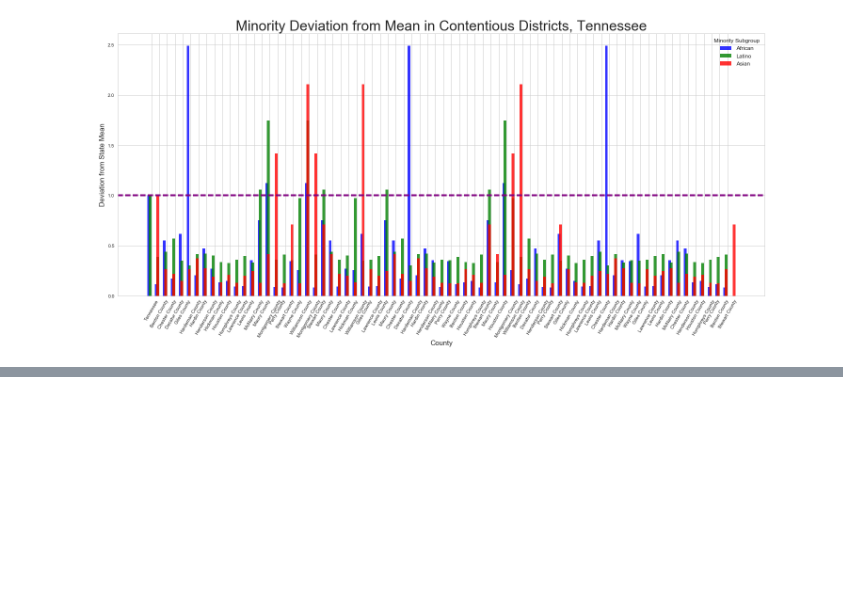
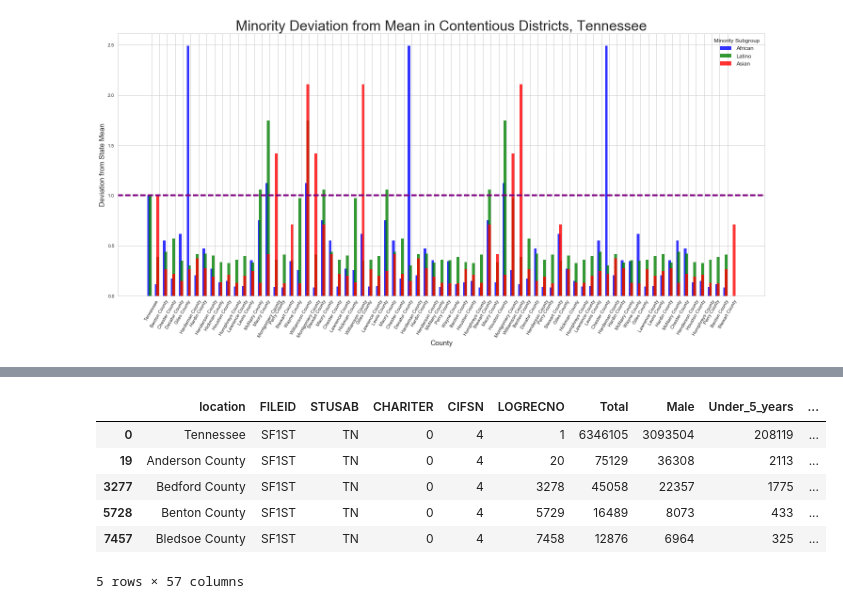
Before and after one commit to chingnaw/D4D-W205-Final, a Jupyter notebook: TN_exploratory_data_analysis.ipynb, the cells around one changed output, grey strips where cells are left out. Cells and saved outputs as stored; diff of their text form; code cells hidden in the pictures; blank space fills up the shorter version.

```diff
--- a/TN_exploratory_data_analysis.ipynb
+++ b/TN_exploratory_data_analysis.ipynb
@@ -736,0 +792,10 @@ plt.show()
+# %%
+p12_w_county_name.head()
+# %% [output]
+|  | location | FILEID | STUSAB | CHARITER | CIFSN | LOGRECNO | Total | Male | Under_5_years | ... |
+| 0 | Tennessee | SF1ST | TN | 0 | 4 | 1 | 6346105 | 3093504 | 208119 | ... |
+| 19 | Anderson County | SF1ST | TN | 0 | 4 | 20 | 75129 | 36308 | 2113 | ... |
+| 3277 | Bedford County | SF1ST | TN | 0 | 4 | 3278 | 45058 | 22357 | 1775 | ... |
+| 5728 | Benton County | SF1ST | TN | 0 | 4 | 5729 | 16489 | 8073 | 433 | ... |
+| 7457 | Bledsoe County | SF1ST | TN | 0 | 4 | 7458 | 12876 | 6964 | 325 | ... |
+5 rows × 57 columns
```
Also changed, not shown: parts of 15 cells of this notebook, 6 other files.
